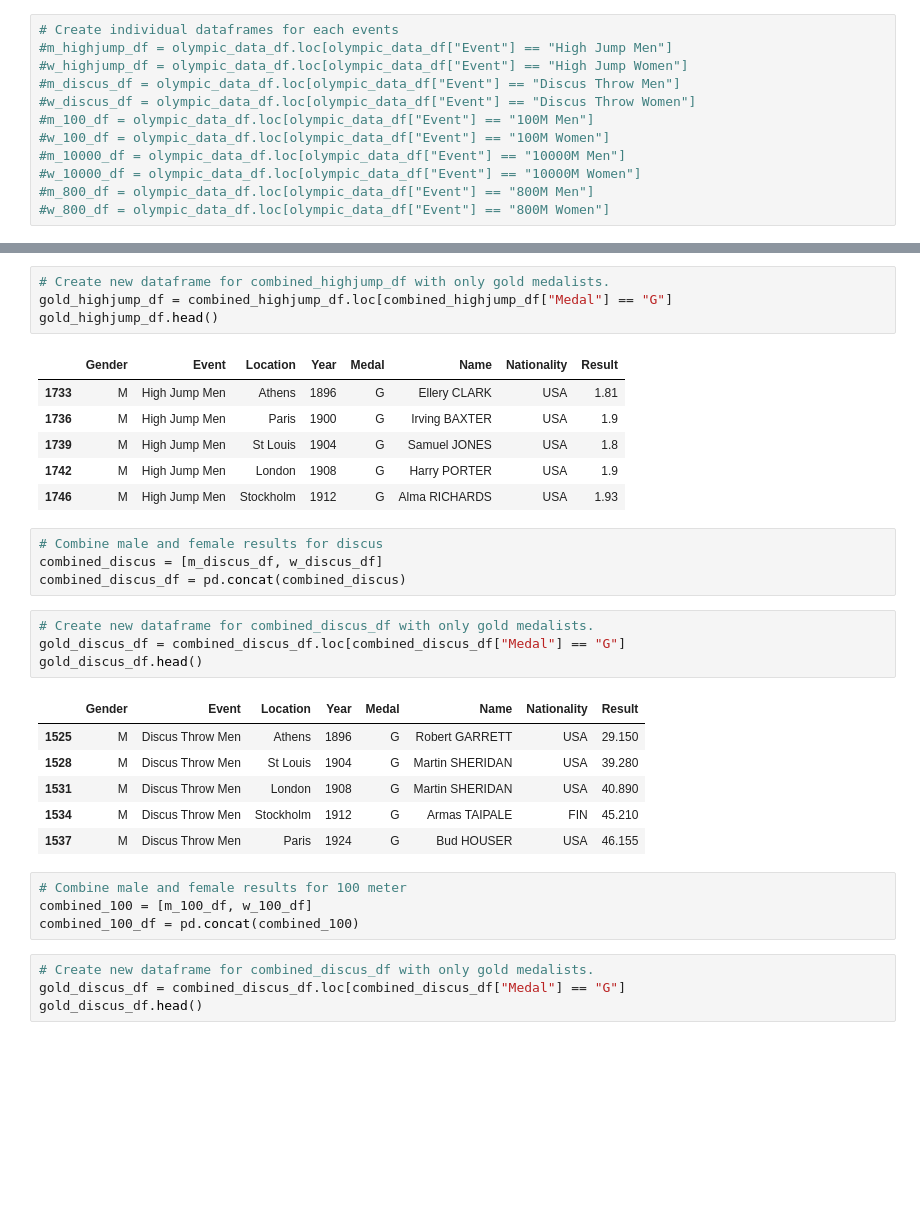
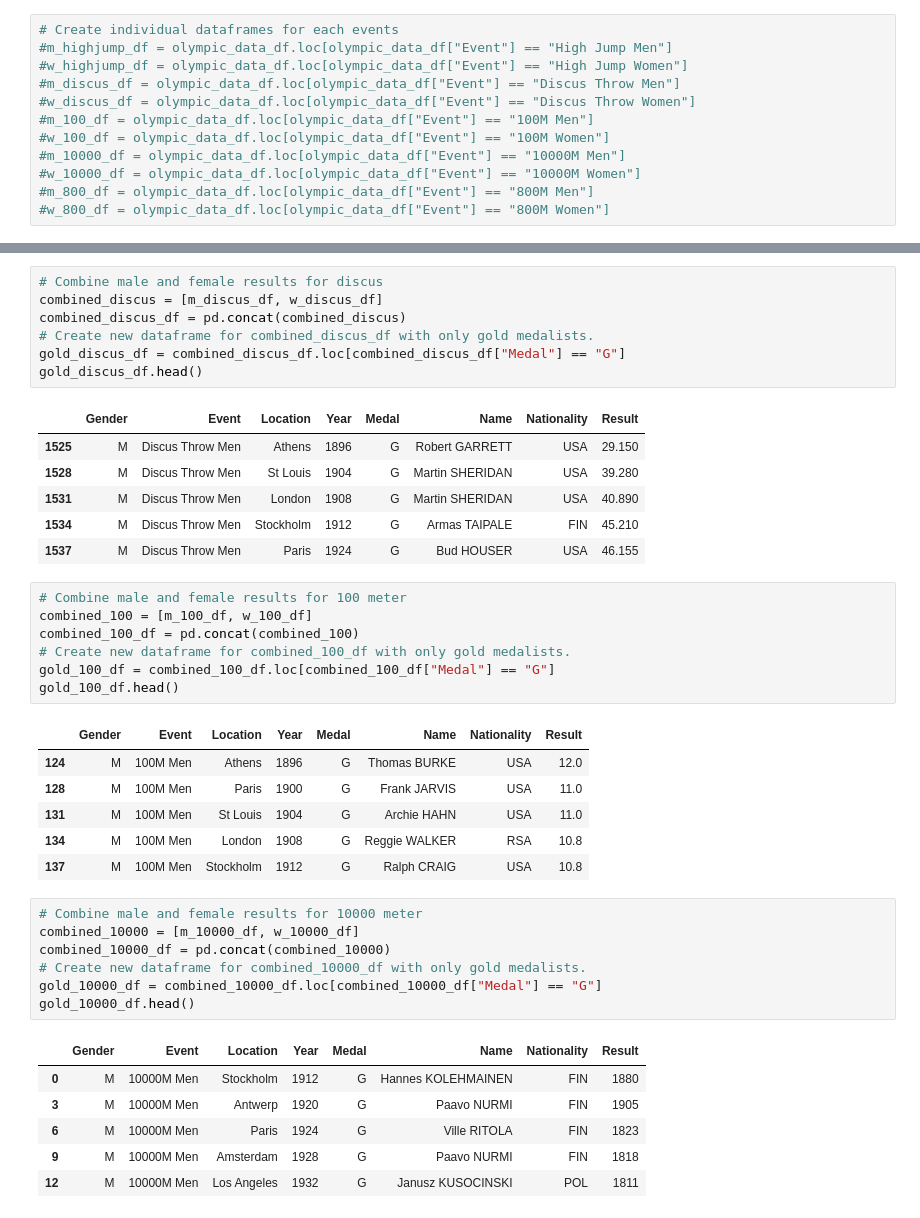
Before and after one commit to dstagner63/Project1, a Jupyter notebook: master_file.ipynb, the cells around one changed output, grey strips where cells are left out. Saved outputs shown, nothing was run; the diff lists cells and outputs as text; blank space fills up the shorter version.

```diff
--- a/master_file.ipynb
+++ b/master_file.ipynb
@@ -368,34 +378,42 @@ combined_highjump_df = pd.concat(combined_highjump)
 # %%
-# Create new dataframe for combined_highjump_df with only gold medalists.
-gold_highjump_df = combined_highjump_df.loc[combined_highjump_df["Medal"] == "G"]
-gold_highjump_df.head()
+# Combine male and female results for discus
+combined_discus = [m_discus_df, w_discus_df]
+combined_discus_df = pd.concat(combined_discus)
+# Create new dataframe for combined_discus_df with only gold medalists.
+gold_discus_df = combined_discus_df.loc[combined_discus_df["Medal"] == "G"]
+gold_discus_df.head()
 # %% [output]
 |  | Gender | Event | Location | Year | Medal | Name | Nationality | Result |
-| 1733 | M | High Jump Men | Athens | 1896 | G | Ellery CLARK | USA | 1.81 |
-| 1736 | M | High Jump Men | Paris | 1900 | G | Irving BAXTER | USA | 1.9 |
-| 1739 | M | High Jump Men | St Louis | 1904 | G | Samuel JONES | USA | 1.8 |
-| 1742 | M | High Jump Men | London | 1908 | G | Harry PORTER | USA | 1.9 |
-| 1746 | M | High Jump Men | Stockholm | 1912 | G | Alma RICHARDS | USA | 1.93 |
+| 1525 | M | Discus Throw Men | Athens | 1896 | G | Robert GARRETT | USA | 29.150 |
+| 1528 | M | Discus Throw Men | St Louis | 1904 | G | Martin SHERIDAN | USA | 39.280 |
+| 1531 | M | Discus Throw Men | London | 1908 | G | Martin SHERIDAN | USA | 40.890 |
+| 1534 | M | Discus Throw Men | Stockholm | 1912 | G | Armas TAIPALE | FIN | 45.210 |
+| 1537 | M | Discus Throw Men | Paris | 1924 | G | Bud HOUSER | USA | 46.155 |
-# %%
-# Combine male and female results for discus
-combined_discus = [m_discus_df, w_discus_df]
-combined_discus_df = pd.concat(combined_discus)
 # %%
-# Create new dataframe for combined_discus_df with only gold medalists.
-gold_discus_df = combined_discus_df.loc[combined_discus_df["Medal"] == "G"]
-gold_discus_df.head()
+# Combine male and female results for 100 meter
+combined_100 = [m_100_df, w_100_df]
+combined_100_df = pd.concat(combined_100)
+# Create new dataframe for combined_100_df with only gold medalists.
+gold_100_df = combined_100_df.loc[combined_100_df["Medal"] == "G"]
+gold_100_df.head()
 # %% [output]
 |  | Gender | Event | Location | Year | Medal | Name | Nationality | Result |
-| 1525 | M | Discus Throw Men | Athens | 1896 | G | Robert GARRETT | USA | 29.150 |
-| 1528 | M | Discus Throw Men | St Louis | 1904 | G | Martin SHERIDAN | USA | 39.280 |
-| 1531 | M | Discus Throw Men | London | 1908 | G | Martin SHERIDAN | USA | 40.890 |
-| 1534 | M | Discus Throw Men | Stockholm | 1912 | G | Armas TAIPALE | FIN | 45.210 |
-| 1537 | M | Discus Throw Men | Paris | 1924 | G | Bud HOUSER | USA | 46.155 |
+| 124 | M | 100M Men | Athens | 1896 | G | Thomas BURKE | USA | 12.0 |
+| 128 | M | 100M Men | Paris | 1900 | G | Frank JARVIS | USA | 11.0 |
+| 131 | M | 100M Men | St Louis | 1904 | G | Archie HAHN | USA | 11.0 |
+| 134 | M | 100M Men | London | 1908 | G | Reggie WALKER | RSA | 10.8 |
+| 137 | M | 100M Men | Stockholm | 1912 | G | Ralph CRAIG | USA | 10.8 |
-# %%
-# Combine male and female results for 100 meter
-combined_100 = [m_100_df, w_100_df]
-combined_100_df = pd.concat(combined_100)
 # %%
-# Create new dataframe for combined_discus_df with only gold medalists.
-gold_discus_df = combined_discus_df.loc[combined_discus_df["Medal"] == "G"]
-gold_discus_df.head()
+# Combine male and female results for 10000 meter
+combined_10000 = [m_10000_df, w_10000_df]
+combined_10000_df = pd.concat(combined_10000)
+# Create new dataframe for combined_10000_df with only gold medalists.
+gold_10000_df = combined_10000_df.loc[combined_10000_df["Medal"] == "G"]
+gold_10000_df.head()
+# %% [output]
+|  | Gender | Event | Location | Year | Medal | Name | Nationality | Result |
+| 0 | M | 10000M Men | Stockholm | 1912 | G | Hannes KOLEHMAINEN | FIN | 1880 |
+| 3 | M | 10000M Men | Antwerp | 1920 | G | Paavo NURMI | FIN | 1905 |
+| 6 | M | 10000M Men | Paris | 1924 | G | Ville RITOLA | FIN | 1823 |
+| 9 | M | 10000M Men | Amsterdam | 1928 | G | Paavo NURMI | FIN | 1818 |
+| 12 | M | 10000M Men | Los Angeles | 1932 | G | Janusz KUSOCINSKI | POL | 1811 |
```
Also changed, not shown: parts of 2 cells of this notebook.
